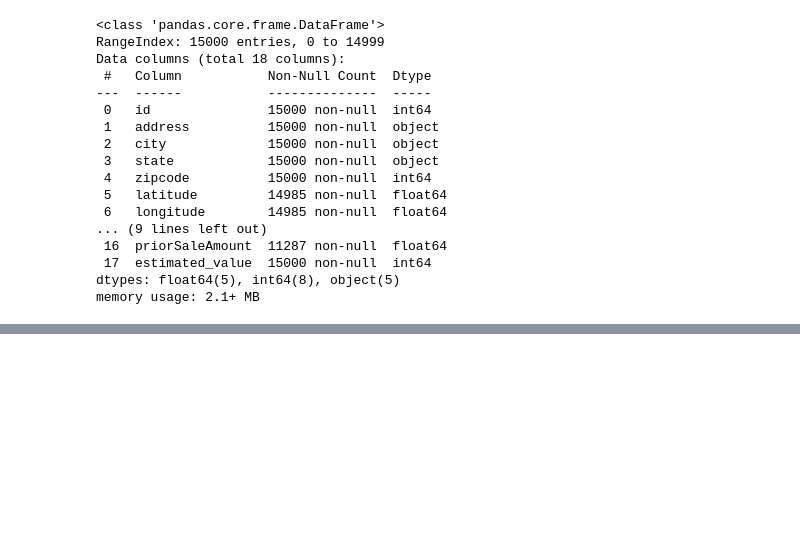
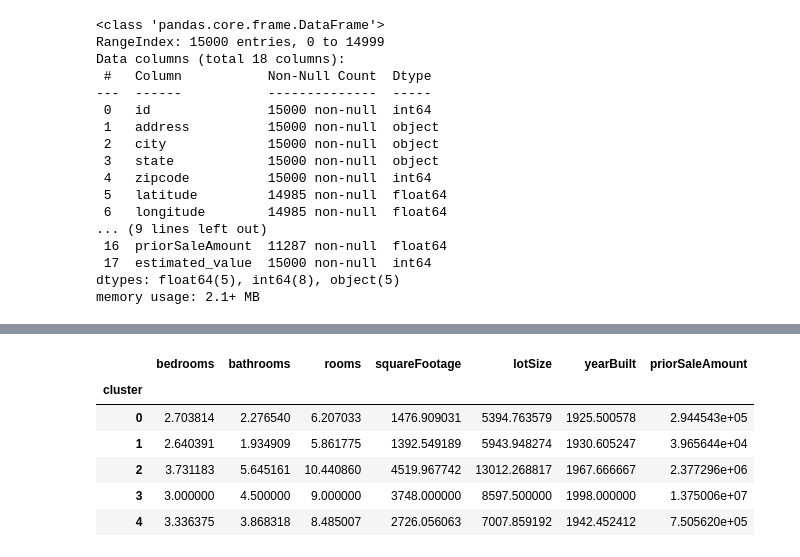
Before and after one commit to MarioCervantes189/Data-mining, a Jupyter notebook: Cleaning Data.ipynb, the cells around one changed output, grey strips where cells are left out. Saved outputs shown, nothing was run; the diff lists cells and outputs as text; code cells hidden in the pictures; blank space fills up the shorter version.

```diff
--- a/Cleaning Data.ipynb
+++ b/Cleaning Data.ipynb
@@ -51,0 +56,2 @@ df.describe()
+# %%
+X.fillna(0, inplace=True)
@@ -51,0 +60,2 @@ df.describe()
+# %%
+kmean = KMeans(n_clusters=5, random_state=0).fit(X)
@@ -51,0 +83,14 @@ df.describe()
+# %%
+labels = kmean.labels_
+# %%
+X['cluster'] = labels
+# %%
+X.groupby('cluster').mean()
+# %% [output]
+|  | bedrooms | bathrooms | rooms | squareFootage | lotSize | yearBuilt | priorSaleAmount |
+| cluster |  |  |  |  |  |  |  |
+| 0 | 2.703814 | 2.276540 | 6.207033 | 1476.909031 | 5394.763579 | 1925.500578 | 2.944543e+05 |
+| 1 | 2.640391 | 1.934909 | 5.861775 | 1392.549189 | 5943.948274 | 1930.605247 | 3.965644e+04 |
+| 2 | 3.731183 | 5.645161 | 10.440860 | 4519.967742 | 13012.268817 | 1967.666667 | 2.377296e+06 |
+| 3 | 3.000000 | 4.500000 | 9.000000 | 3748.000000 | 8597.500000 | 1998.000000 | 1.375006e+07 |
+| 4 | 3.336375 | 3.868318 | 8.485007 | 2726.056063 | 7007.859192 | 1942.452412 | 7.505620e+05 |
```
Also changed, not shown: parts of 35 cells of this notebook.
